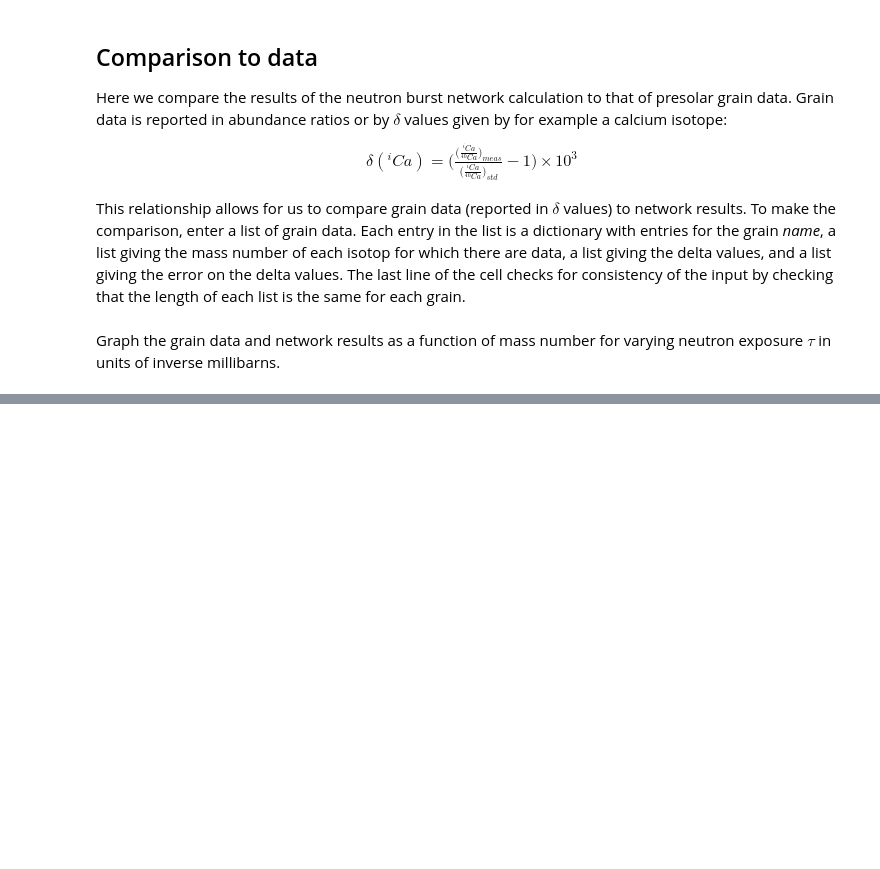
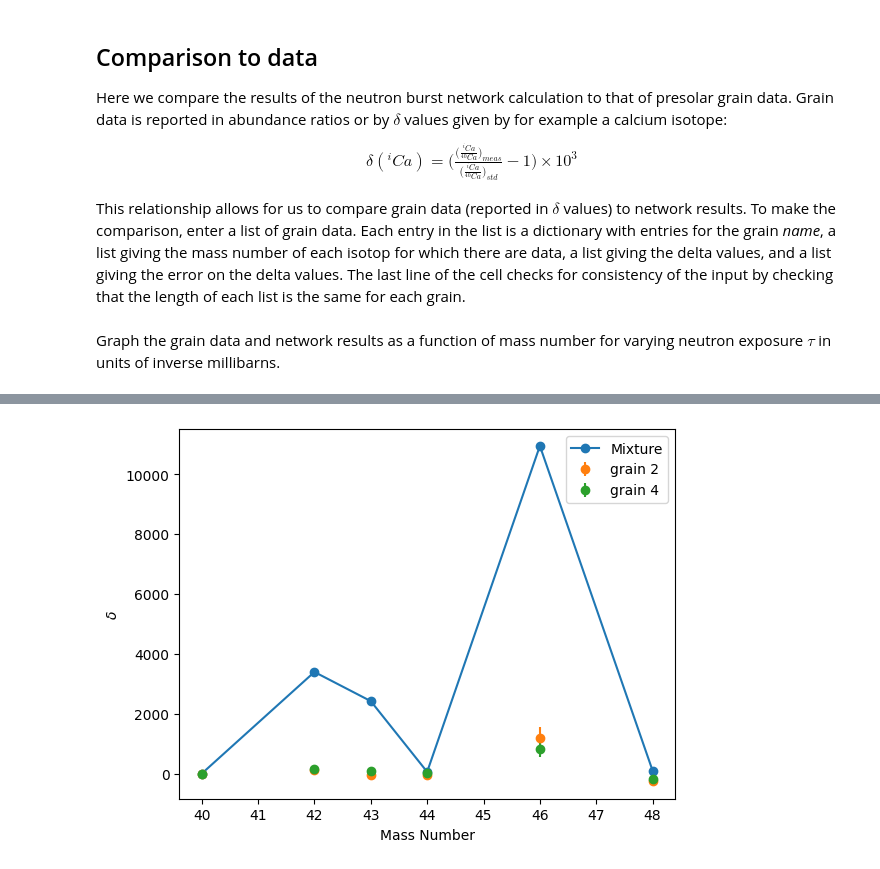
Before and after one commit to lucaswalls18/neutron_burst, a Jupyter notebook: numerical_solution.ipynb, the cells around one changed output, grey strips where cells are left out. Cells and saved outputs as stored; diff of their text form; code cells hidden in the pictures; blank space fills up the shorter version.

```diff
--- a/numerical_solution.ipynb
+++ b/numerical_solution.ipynb
@@ -252,0 +289,36 @@ interact(
+# %%
+import layerspy as ly
+
+abund_tau_dict = {}
+tau = np.linspace(0.01,0.07,100)
+
+for t in tau:
+    abund_tau_dict[str(t)] = {}
+    sol = solve_ivp(dYdt, (0,t), isotope_abunds, args=(sigs_array,), t_eval = [t], max_step = 0.001)
+    abund_tau_dict[str(t)]["properties"] = {}
+    abund_tau_dict[str(t)]["mass fractions"] = {}
+    for sp in species:
+        abund_tau_dict[str(t)]["properties"]['tau'] = 1/t
+        abund_tau_dict[str(t)]["properties"]['ca43'] = (sol.y[species.index('ca43')])[0]
+        abund_tau_dict[str(t)]["mass fractions"][sp] = (sol.y[species.index(sp)])[0]
+# %%
+tau_layers = ly.Layer(abund_tau_dict)
+weight_dict = tau_layers.make_weight_dict(prop = 'tau')
+mixture = tau_layers.make_mixed_layer(weight_dict)
+# %%
+data = mixture.get_zone_data()['mixture']['mass fractions']
+# %%
+delta_mixture = []
+for sp in d_solar:
+    delta_mixture.append(1000*(data[sp]/d_solar[sp] * d_solar[normalizing_species]/data[normalizing_species]-1))
+# %%
+fig, ax = plt.subplots()
+ax.plot(a_solar, delta_mixture, 'o-', label = 'Mixture')
+for g in grains:
+    ax.errorbar(g['a'], g['data'], yerr = g['error'], fmt = 'o', label = g['name'])
+ax.set_xlabel('Mass Number')
+ax.set_ylabel('$\delta$')
+ax.legend()
+plt.show()
+# %% [output]
+[figure, added]
```
Also changed, not shown: parts of 7 cells of this notebook, 1 other file.
